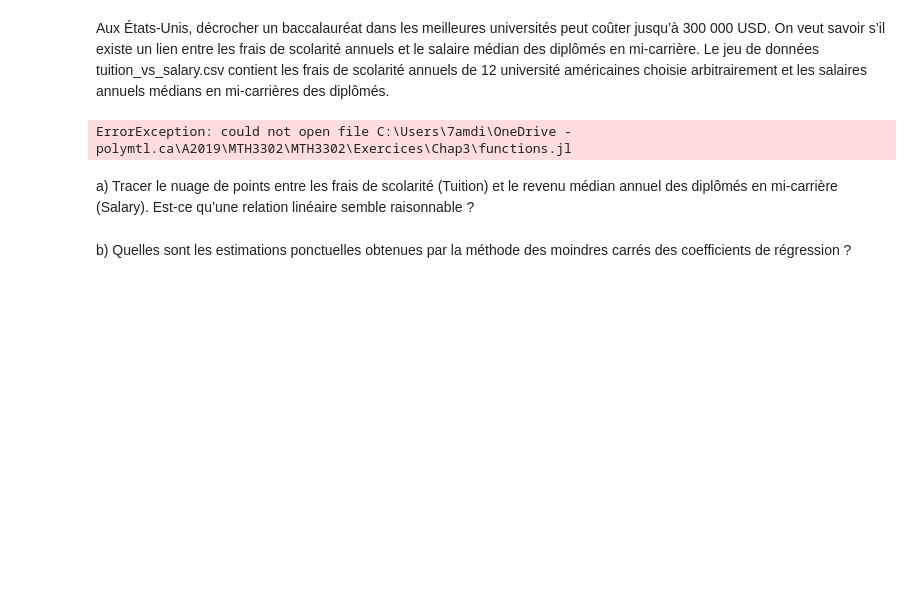
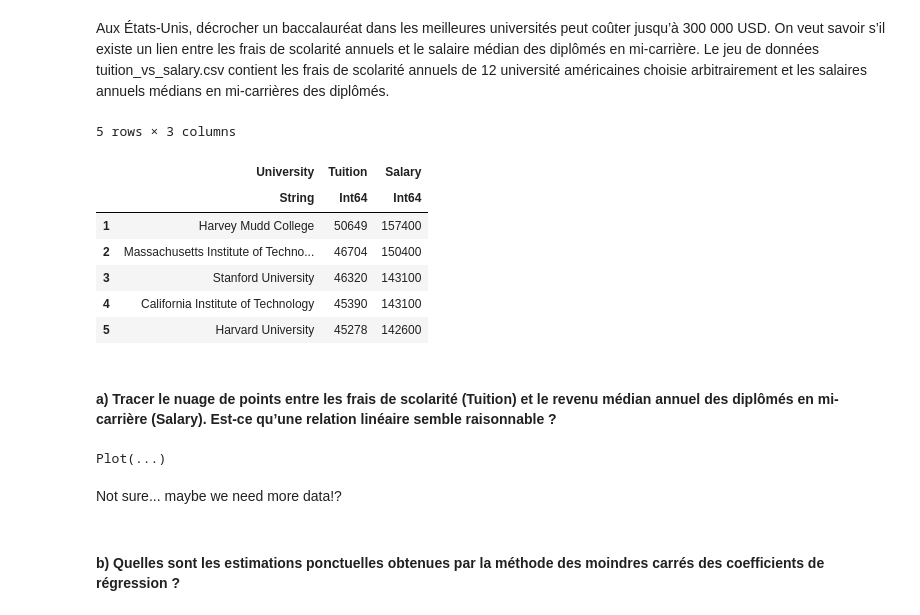
Before and after one commit to Hamdimansour/MTH3302, a Jupyter notebook: Exercices/Notebooks/Chap 2 Exercice 3.ipynb, the cells around one changed output. Cells and saved outputs as stored; diff of their text form; code cells hidden in the pictures; blank space fills up the shorter version.

Commit message:
ex3 chap 2

```diff
--- a/Exercices/Notebooks/Chap 2 Exercice 3.ipynb
+++ b/Exercices/Notebooks/Chap 2 Exercice 3.ipynb
@@ -4,14 +4,30 @@
 Aux États-Unis, décrocher un baccalauréat dans les meilleures universités peut coûter jusqu’à 300 000 USD. On veut savoir s’il existe un lien entre les frais de scolarité annuels et le salaire médian des diplômés en mi-carrière. Le jeu de données
 tuition_vs_salary.csv contient les frais de scolarité annuels de 12 université américaines choisie arbitrairement et les salaires annuels médians en mi-carrières des diplômés.
 # %%
-using CSV, DataFrames, Gadfly, GLM, Distributions, LinearAlgebra
-include("../Chap3/functions.jl");
+using CSV, DataFrames, Gadfly, GLM, Distributions, LinearAlgebra, StatsPlots
+include("../../Chap3/roc.jl");
+include("check_multicol.jl");
+include("linear_regression.jl");
-# %% [output]
-ErrorException: could not open file C:\Users\7amdi\OneDrive - polymtl.ca\A2019\MTH3302\MTH3302\Exercices\Chap3\functions.jl
 # %%
-data = CSV.read("Train.csv")
+data = CSV.read("../Ressources/tuition_vs_salary.csv")
 first(data,5)
+# %% [output]
+5 rows × 3 columns
+|  | University | Tuition | Salary |
+|  | String | Int64 | Int64 |
+| 1 | Harvey Mudd College | 50649 | 157400 |
+| 2 | Massachusetts Institute of Techno... | 46704 | 150400 |
+| 3 | Stanford University | 46320 | 143100 |
+| 4 | California Institute of Technology | 45390 | 143100 |
+| 5 | Harvard University | 45278 | 142600 |
 # %% [markdown]
-a) Tracer le nuage de points entre les frais de scolarité (Tuition) et le revenu médian annuel des diplômés en mi-carrière (Salary). Est-ce qu’une relation linéaire semble raisonnable ?
+#### a) Tracer le nuage de points entre les frais de scolarité (Tuition) et le revenu médian annuel des diplômés en mi-carrière (Salary). Est-ce qu’une relation linéaire semble raisonnable ?
+# %%
+data_layer = layer(data, x=:Tuition, y=:Salary, Geom.point);
+plot(data_layer)
+# %% [output]
+Plot(...)
+# %% [markdown]
+Not sure... maybe we need more data!?
 # %% [markdown]
-b) Quelles sont les estimations ponctuelles obtenues par la méthode des moindres carrés des coefficients de régression ?
+#### b) Quelles sont les estimations ponctuelles obtenues par la méthode des moindres carrés des coefficients de régression ?
```
Also changed, not shown: parts of 13 cells of this notebook, 2 other files.
